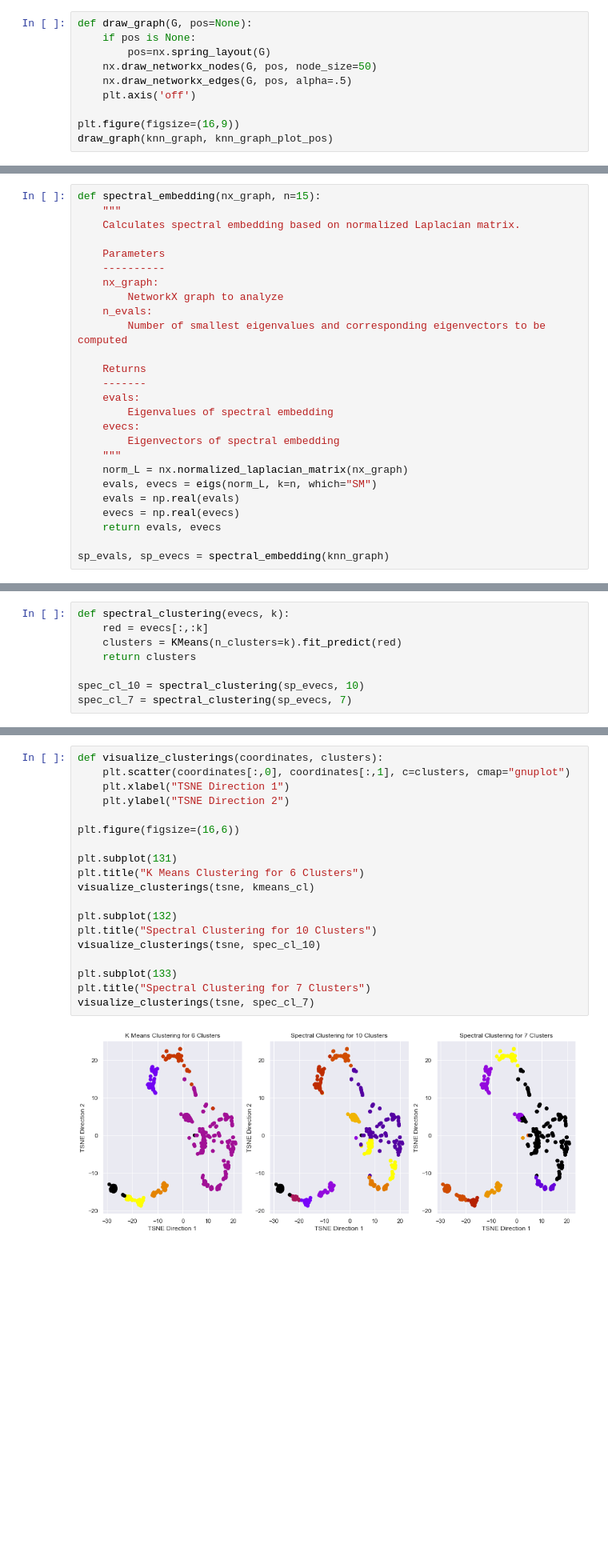
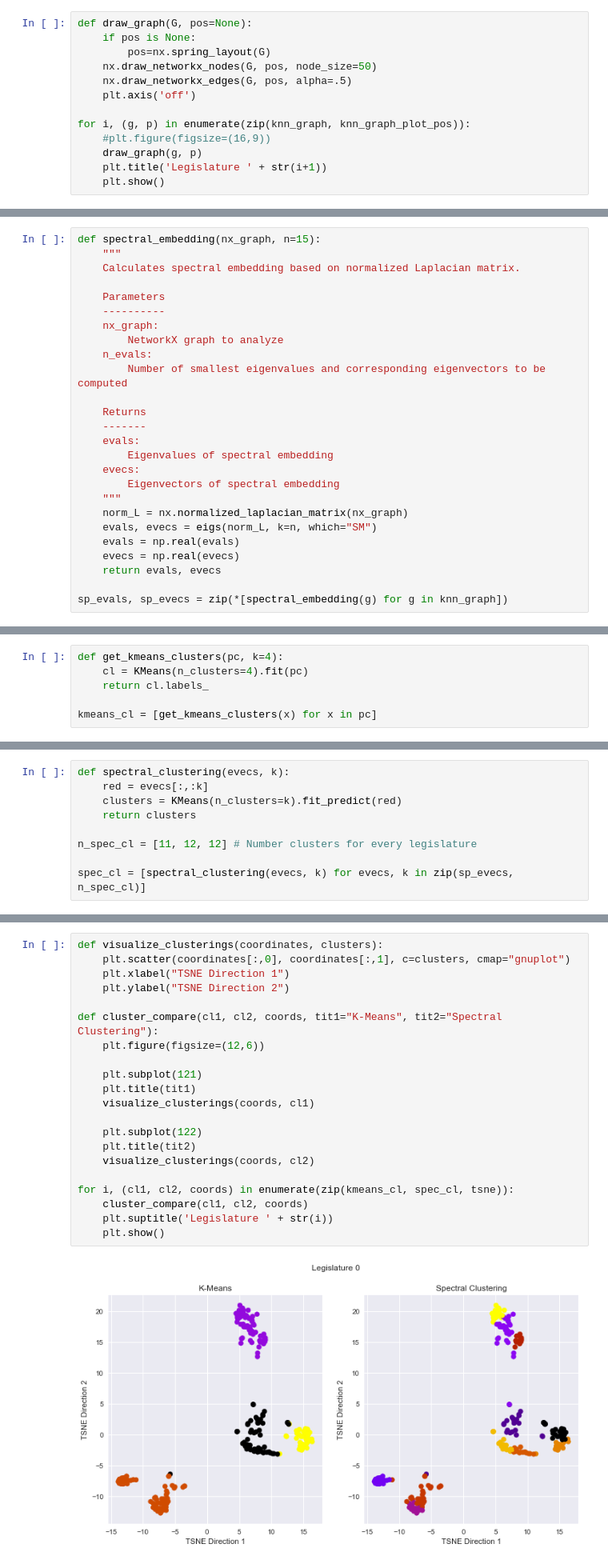
Before and after one commit to guarin/voting_behavior_analysis, a Jupyter notebook: src/m3_oriane.ipynb, the cells around one changed output, grey strips where cells are left out. Shown at 80% size. Cells and saved outputs as stored; diff of their text form; blank space fills up the shorter version.

```diff
--- a/src/m3_oriane.ipynb
+++ b/src/m3_oriane.ipynb
@@ -203,6 +222,9 @@ def draw_graph(G, pos=None):
     nx.draw_networkx_edges(G, pos, alpha=.5)
     plt.axis('off')
 
-plt.figure(figsize=(16,9))
-draw_graph(knn_graph, knn_graph_plot_pos)
+for i, (g, p) in enumerate(zip(knn_graph, knn_graph_plot_pos)):
+    #plt.figure(figsize=(16,9))
+    draw_graph(g, p)
+    plt.title('Legislature ' + str(i+1))
+    plt.show()
 # %% [output]
@@ -238,7 +262,7 @@ def spectral_embedding(nx_graph, n=15):
     evecs = np.real(evecs)
     return evals, evecs
 
-sp_evals, sp_evecs = spectral_embedding(knn_graph)
+sp_evals, sp_evecs = zip(*[spectral_embedding(g) for g in knn_graph])
 # %% [markdown]
 #### Validation
 We validate the graph by looking at its properties.
@@ -296,3 +327,9 @@ kmeans_cl = kmeans_fit[ix].labels_
+# %%
+def get_kmeans_clusters(pc, k=4):
+    cl = KMeans(n_clusters=4).fit(pc)
+    return cl.labels_
+
+kmeans_cl = [get_kmeans_clusters(x) for x in pc]
 # %% [markdown]
 ## 2.2 Graph Based Clustering
 In order to validate the clustering, we compare the results with graph-based clustering. For this we impute a graph of politicians as a k-nearest-neighbor graph, where we connect every politician to their k nearest neighbors in the space of the most important principal components. This allows us to perform spectral clustering on the resulting graph.
@@ -319,29 +356,32 @@ def spectral_clustering(evecs, k):
     clusters = KMeans(n_clusters=k).fit_predict(red)
     return clusters
 
-spec_cl_10 = spectral_clustering(sp_evecs, 10)
-spec_cl_7 = spectral_clustering(sp_evecs, 7)
+n_spec_cl = [11, 12, 12] # Number clusters for every legislature
+
+spec_cl = [spectral_clustering(evecs, k) for evecs, k in zip(sp_evecs, n_spec_cl)]
 # %% [markdown]
 ## 2.3 Clustering Result Comparison
 We now go back to our TSNE plot to visualize the different clusterings we obtained so far.
 # %%
 def visualize_clusterings(coordinates, clusters):
     plt.scatter(coordinates[:,0], coordinates[:,1], c=clusters, cmap="gnuplot")
     plt.xlabel("TSNE Direction 1")
     plt.ylabel("TSNE Direction 2")
 
-plt.figure(figsize=(16,6))
+def cluster_compare(cl1, cl2, coords, tit1="K-Means", tit2="Spectral Clustering"):
+    plt.figure(figsize=(12,6))
 
-plt.subplot(131)
-plt.title("K Means Clustering for 6 Clusters")
-visualize_clusterings(tsne, kmeans_cl)
+    plt.subplot(121)
+    plt.title(tit1)
+    visualize_clusterings(coords, cl1)
 
-plt.subplot(132)
-plt.title("Spectral Clustering for 10 Clusters")
-visualize_clusterings(tsne, spec_cl_10)
+    plt.subplot(122)
+    plt.title(tit2)
+    visualize_clusterings(coords, cl2)
 
-plt.subplot(133)
-plt.title("Spectral Clustering for 7 Clusters")
-visualize_clusterings(tsne, spec_cl_7)
+for i, (cl1, cl2, coords) in enumerate(zip(kmeans_cl, spec_cl, tsne)):
+    cluster_compare(cl1, cl2, coords)
+    plt.suptitle('Legislature ' + str(i))
+    plt.show()
 # %% [output]
-[figure, old version]
+[figure, new version]
```
Also changed, not shown: parts of 30 cells of this notebook.
